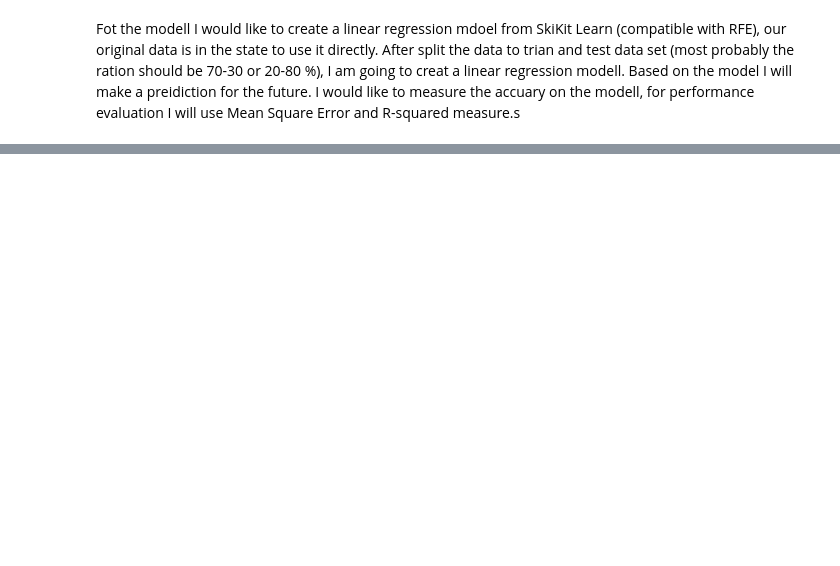
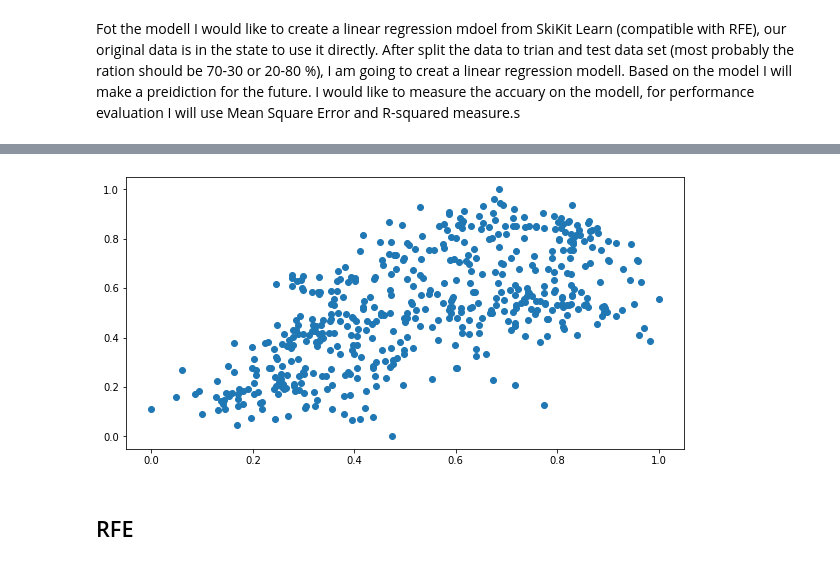
Before and after one commit to Judiiith/Bike_Sharing, a Jupyter notebook: Bike_Sharing.ipynb, the cells around one changed output, grey strips where cells are left out. Drawn from its saved outputs; the diff is of its cells as text; code cells hidden in the pictures; blank space fills up the shorter version.

```diff
--- a/Bike_Sharing.ipynb
+++ b/Bike_Sharing.ipynb
@@ -267,0 +268,7 @@ Fot the modell I would like to create a linear regression mdoel from SkiKit Lear
+# %%
+months_df=pd.get_dummies(day_data_copy.mnth,drop_first=True)
+weekdays_df=pd.get_dummies(day_data_copy.weekday,drop_first=True)
+weathersit_df=pd.get_dummies(day_data_copy.weathersit,drop_first=True)
+seasons_df=pd.get_dummies(day_data_copy.season,drop_first=True)
+
+df_new = pd.concat([day_data_copy,months_df,weekdays_df,weathersit_df,seasons_df],axis=1)
@@ -267,0 +285,4 @@ Fot the modell I would like to create a linear regression mdoel from SkiKit Lear
+# %%
+df_new = pd.concat([day_data_copy,months_df,weekdays_df,weathersit_df,seasons_df],axis=1)
+df_new.drop(['instant','dteday'], axis = 1, inplace = True)
+df_new.drop(['season','mnth','weekday','weathersit'], axis = 1, inplace = True)
@@ -267,0 +303,4 @@ Fot the modell I would like to create a linear regression mdoel from SkiKit Lear
+# %%
+np.random.seed(0)
+df_train, df_test = train_test_split(df_new, train_size = 0.7, random_state = 100)
+df_train.head(5)
@@ -267,0 +315,5 @@ Fot the modell I would like to create a linear regression mdoel from SkiKit Lear
+# %%
+scaler = MinMaxScaler()
+
+num_vars = ['temp','atemp','hum','windspeed','cnt']
+df_train[num_vars] = scaler.fit_transform(df_train[num_vars])
@@ -267,0 +331,11 @@ Fot the modell I would like to create a linear regression mdoel from SkiKit Lear
+# %%
+# positive correlation between cnt and temp
+
+
+plt.figure(figsize=[10,5])
+plt.scatter(df_train.temp, df_train.cnt)
+plt.show()
+# %% [output]
+[figure, added]
+# %% [markdown]
+## RFE
```
Also changed, not shown: parts of 41 cells of this notebook.
